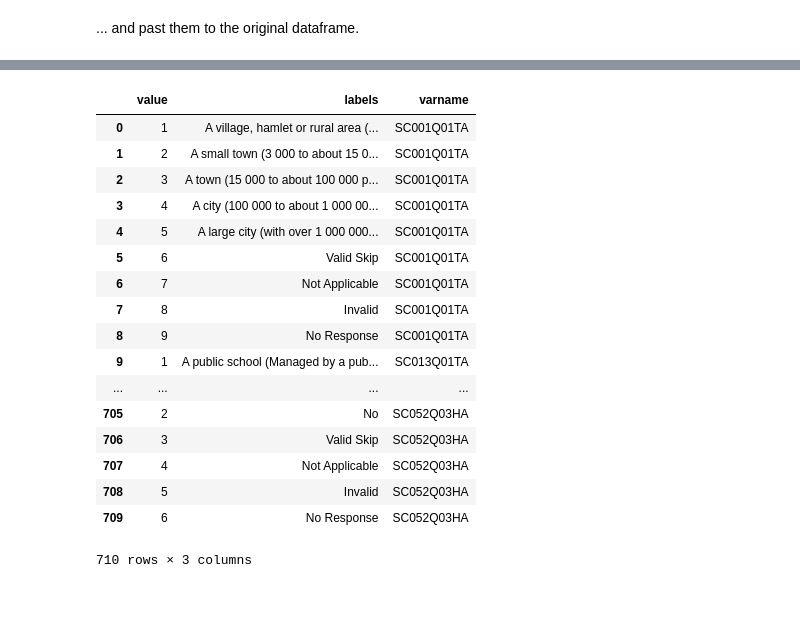
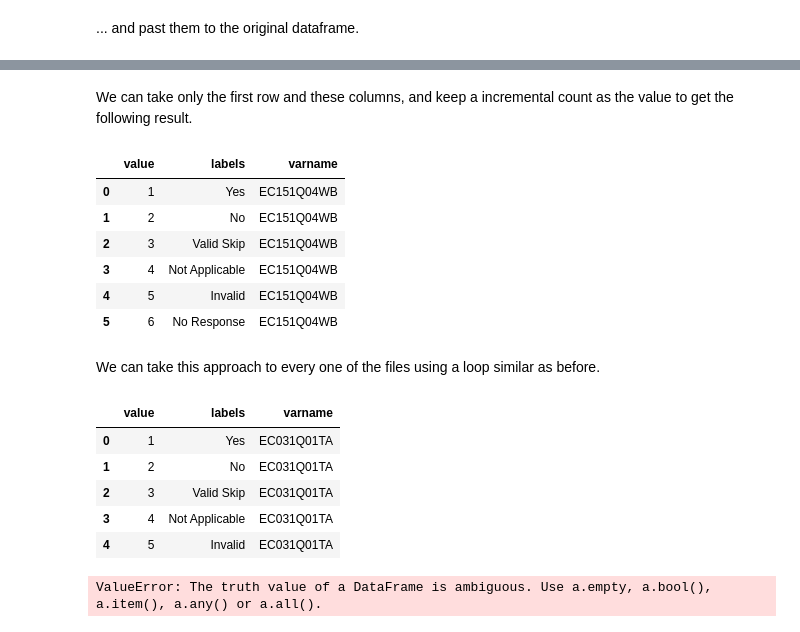
Before and after one commit to sdhector/PISA-Analysis, a Jupyter notebook: Introduccion a los datos PISA.ipynb, the cells around one changed output, grey strips where cells are left out. Saved outputs shown, nothing was run; the diff lists cells and outputs as text; code cells hidden in the pictures; blank space fills up the shorter version.

Commit message:
Codebook, Questionnaire variable name and value

```diff
--- a/Introduccion a los datos PISA.ipynb
+++ b/Introduccion a los datos PISA.ipynb
@@ -126,5 +126,5 @@ This data contains variable names with a code that is related to the question as
 # %%
 df = pd.read_excel(r"D:\Data Science Folder\PISA Analysis\Data\2018\2018_Compendia_Questionnaire\bkg\pisa_ms_bkg_overall_sch_compendium.xlsx",
-                  sheet_name = "Table of Contents").reset_index().rename(columns = {"index":"varname", "Table of Contents": "varlabels"})
+                  sheet_name = "Table of Contents")
 df.head()
 # %% [output]
@@ -136,0 +139,4 @@ df.head()
+# %%
+cols = df.columns
+df = df.rename(columns = {cols[0]:"varname", cols[1]: "varlabels"})
+df.head()
@@ -137,33 +190,46 @@ df.head()
+# %% [markdown]
+We can take only the first row and these columns, and keep a incremental count as the value to get the following result.
+# %%
+data = pd.read_excel(os.path.join(path,CompendiaQuestionnaire["filename"].iloc[9]),
+             sheet_name= CompendiaQuestionnaire["varname"].iloc[9],
+             skiprows = 0,
+             nrows = 1)
+data = pd.DataFrame(df2.iloc[0][4:].dropna().reset_index().iloc[:,1]).reset_index()
+data["index"] = data["index"]+1
+data = df2.rename(columns = {0:"labels", "index":"value"})
+data["varname"] =  df["varname"].iloc[i]
+data
+# %% [output]
+|  | value | labels | varname |
+| 0 | 1 | Yes | EC151Q04WB |
+| 1 | 2 | No | EC151Q04WB |
+| 2 | 3 | Valid Skip | EC151Q04WB |
+| 3 | 4 | Not Applicable | EC151Q04WB |
+| 4 | 5 | Invalid | EC151Q04WB |
+| 5 | 6 | No Response | EC151Q04WB |
+# %% [markdown]
+We can take this approach to every one of the files using a loop similar as before.
 # %%
-df3 = pd.DataFrame(columns = ["value", "labels", "varname"])
-for i in range(0,len(df)-1):
-    df2 = pd.read_excel(r"D:\Data Science Folder\PISA Analysis\Data\2018\2018_Compendia_Questionnaire\bkg\pisa_ms_bkg_overall_sch_compendium.xlsx",
-                  sheet_name = df["varname"].iloc[i],
+df = pd.DataFrame()
+for f in range(0,len(files)):
+    for i in range(0,len(CompendiaQuestionnaire["filename"].iloc[f])):
+        data = pd.read_excel(os.path.join(path,CompendiaQuestionnaire["filename"].iloc[f]),
+             sheet_name= CompendiaQuestionnaire["varname"].iloc[i],
               skiprows=0,
               nrows=1)
-    df2 = pd.DataFrame(df2.iloc[0][4:].dropna().reset_index().iloc[:,1]).reset_index()
-    df2["index"] = df2["index"]+1
-    df2 = df2.rename(columns = {0:"labels", "index":"value"})
-    df2["varname"] =  df["varname"].iloc[i]
-    df3 = df3.append(df2)
-df3 = df3.reset_index().drop(['index'],axis = 1)
-df3.head()
+        data = pd.DataFrame(data.iloc[0][4:].dropna().reset_index().iloc[:,1]).reset_index()
+        data["index"] = data["index"]+1
+        cols = data.columns
+        data = df2.rename(columns = {cols[0]:"labels", cols[1]:"value"})
+        data["varname"] =  CompendiaQuestionnaire["varname"].iloc[i]
+        df = df.append(data)
+
+df = df.reset_index().drop(['index'],axis = 1)
+df.head()
 # %% [output]
 |  | value | labels | varname |
-| 0 | 1 | A village, hamlet or rural area (... | SC001Q01TA |
-| 1 | 2 | A small town (3 000 to about 15 0... | SC001Q01TA |
-| 2 | 3 | A town (15 000 to about 100 000 p... | SC001Q01TA |
-| 3 | 4 | A city (100 000 to about 1 000 00... | SC001Q01TA |
-| 4 | 5 | A large city (with over 1 000 000... | SC001Q01TA |
-| 5 | 6 | Valid Skip | SC001Q01TA |
-| 6 | 7 | Not Applicable | SC001Q01TA |
-| 7 | 8 | Invalid | SC001Q01TA |
-| 8 | 9 | No Response | SC001Q01TA |
-| 9 | 1 | A public school (Managed by a pub... | SC013Q01TA |
-| ... | ... | ... | ... |
-| 705 | 2 | No | SC052Q03HA |
-| 706 | 3 | Valid Skip | SC052Q03HA |
-| 707 | 4 | Not Applicable | SC052Q03HA |
-| 708 | 5 | Invalid | SC052Q03HA |
-| 709 | 6 | No Response | SC052Q03HA |
+| 0 | 1 | Yes | EC031Q01TA |
+| 1 | 2 | No | EC031Q01TA |
+| 2 | 3 | Valid Skip | EC031Q01TA |
+| 3 | 4 | Not Applicable | EC031Q01TA |
+| 4 | 5 | Invalid | EC031Q01TA |
-710 rows × 3 columns
@@ -170,5 +238,7 @@ df3.head()
 # %%
-SchoolQuestionnaireCodebook = pd.merge(df,df3,on = "varname")
+SchoolQuestionnaireCodebook =CompendiaQuestionnaire.merge(df,CompendiaQuestionnaire,on = "varname")
+# %% [output]
+ValueError: The truth value of a DataFrame is ambiguous. Use a.empty, a.bool(), a.item(), a.any() or a.all().
 # %%
 SQ_2018 = pd.read_sas(r"D:\Data Science Folder\PISA Analysis\Data\2018\2018_School_Questionnaire_Data_Files\cy07_msu_sch_qqq.sas7bdat", encoding = "iso-8859-1")
 # %%
```
Also changed, not shown: parts of 14 cells of this notebook.
